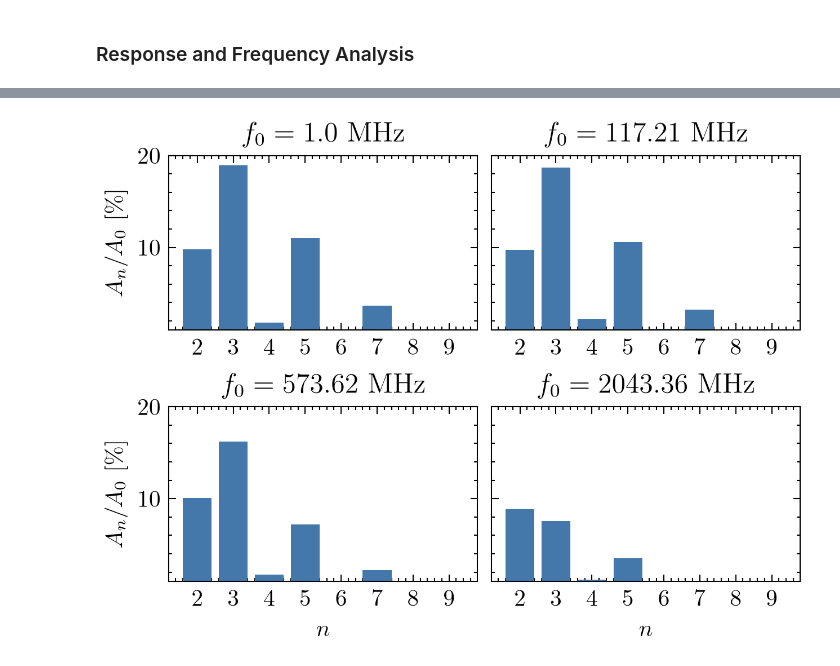
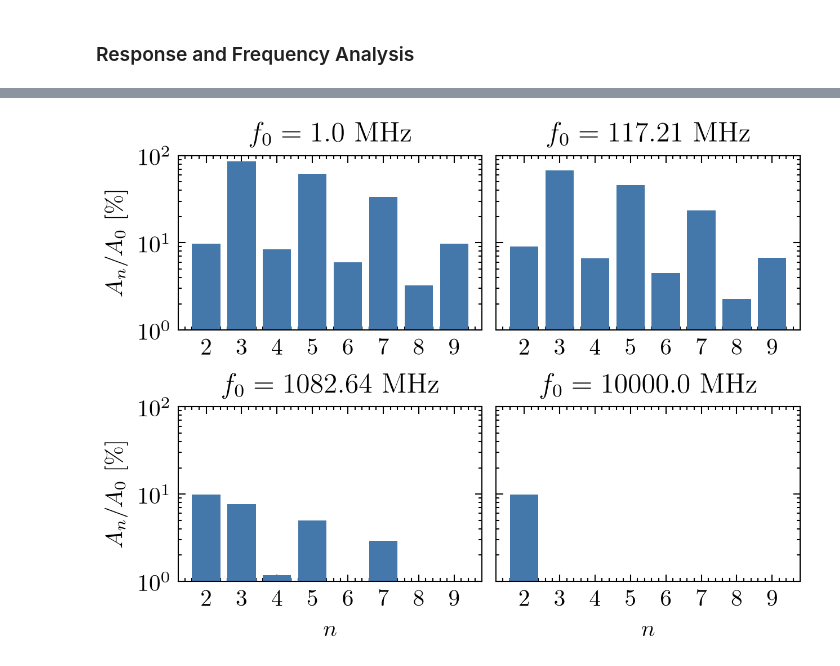
Before and after one commit to JonasMnsing/nanonets, a Jupyter notebook: notebooks/time_dependent/set_freq_amp.ipynb, the cells around one changed output, grey strips where cells are left out. Cells and saved outputs as stored; diff of their text form; code cells hidden in the pictures.

```diff
--- a/notebooks/time_dependent/set_freq_amp.ipynb
+++ b/notebooks/time_dependent/set_freq_amp.ipynb
@@ -28,7 +30,7 @@ data_raw        = {amp_mult : {f0 : pd.read_csv(f"../../data/raw/time_dependent/
 # %% [markdown]
 ### Average Signal along Periods
 # %%
-t = {f0 : np.arange(5 * SAMPLE_P_PERIOD)*(data_raw[1][f0]['t'].values[1] - data_raw[1][f0]['t'].values[0]) * 1e9 for f0 in FREQ_LIST}
+t = {f0 : np.arange(5 * SAMPLE_P_PERIOD)*(data_raw[2][f0]['t'].values[1] - data_raw[2][f0]['t'].values[0]) * 1e9 for f0 in FREQ_LIST}
 x = {amp : {f0 : np.mean(data_raw[amp][f0]['E0'].values.reshape((12, 5 * SAMPLE_P_PERIOD)), axis=0)*1000 for f0 in FREQ_LIST} for amp in AMPLITUDE_MULT}
 y = {amp : {f0 : np.mean(data_raw[amp][f0]['Observable'].values.reshape((12, 5 * SAMPLE_P_PERIOD)), axis=0)*1e-9 for f0 in FREQ_LIST} for amp in AMPLITUDE_MULT}
 y_e = {amp : {f0 : np.sqrt(np.sum(data_raw[amp][f0]['Error'].values.reshape((12, 5 * SAMPLE_P_PERIOD))**2, axis=0))*1e-9 / ((N_PERIODS - N_EQ_PERIODS) // 5) for f0 in FREQ_LIST} for amp in AMPLITUDE_MULT}
@@ -99,19 +109,22 @@ thd = {amp : [compute_thd(h_f[amp][f0]) for f0 in FREQ_LIST] for amp in AMPLITUD
 fig = plt.figure(dpi=300, layout='constrained')
 ax  = fig.add_subplot()
 norm = mcolors.Normalize(vmin=min(AMPLITUDE_MULT), vmax=max(AMPLITUDE_MULT))
-cmap = cm.viridis
+cmap = cm.cividis
 
 for i, amp in enumerate(AMPLITUDE_MULT):
 
     ax.plot(FREQ_LIST, thd[amp], color=cmap(norm(amp)))
 
 _ = ax.set_xscale('log')
-_ = ax.set_ylim(0,0.8)
+_ = ax.set_ylim(0,1.2)
 
 _ = ax.set_ylabel("$THD(f_0)$")
 _ = ax.set_xlabel('$f_0~[\\mathrm{MHz}]$')
+_ = ax.set_xlim(1, 1e4)
 
 sm = cm.ScalarMappable(cmap=cmap, norm=norm)
 cbar = fig.colorbar(sm, ax=ax, location='right')
-cbar.set_label('Amplitude Multiplier')
+cbar.set_label('$n_{th}$')
+
+fig.savefig("plots/set_freq_amp/thd_vs_f0.svg", transparent=True, bbox_inches='tight')
 # %% [output]
@@ -123,11 +136,11 @@ Best Values
 # %% [markdown]
 ### Response and Frequency Analysis
 # %%
-amp = 3
-f0s = [FREQ_LIST[0], FREQ_LIST[15], FREQ_LIST[2*len(FREQ_LIST)//3], FREQ_LIST[-6]]
-fig, axes = plt.subplots(2, 2, sharex=True, sharey=True, dpi=300, layout='constrained')
+amp = 2.2
+f0s = [FREQ_LIST[0], FREQ_LIST[15], FREQ_LIST[22], FREQ_LIST[-1]]
+fig, axes = plt.subplots(2, 2, sharex=True, sharey=False, dpi=300, layout='constrained')
 fig.set_figheight(fig.get_figheight()*1.2)
-fig.set_figwidth(fig.get_figwidth()*1.2)
+fig.set_figwidth(fig.get_figwidth()*1.6)
 
 ax2_first = None
 
@@ -156,11 +169,11 @@ for i, f0 in enumerate(f0s):
     ax.plot(t_norm, y_d[amp][f0])
     ax.grid(False)
     ax.set_title(f"$f_0 = {f0}~\\mathrm{{MHz}}$")
+    ax.set_ylabel("$I~[\\mathrm{nA}]$")
 
 _ = axes[0, 0].set_xlim(0, 1)
-_ = axes[0, 0].set_ylim(-1, 1)
-_ = axes[0, 0].set_ylabel("$I~[\\mathrm{nA}]$")
-_ = axes[1, 0].set_ylabel("$I~[\\mathrm{nA}]$")
 _ = axes[1, 1].set_xlabel("$t / t_{max}$")
 _ = axes[1, 0].set_xlabel("$t / t_{max}$")
+
+fig.savefig("plots/set_freq_amp/current_responses.svg", transparent=True, bbox_inches='tight')
 # %% [output]
@@ -168,7 +181,7 @@ _ = axes[1, 0].set_xlabel("$t / t_{max}$")
 # %%
-fig, axes = plt.subplots(2, 2, sharex=True, sharey=True, dpi=300, layout='constrained')
+fig, axes = plt.subplots(2, 2, sharex=True, sharey=False, dpi=300, layout='constrained')
 fig.set_figheight(fig.get_figheight()*1.2)
-fig.set_figwidth(fig.get_figwidth()*1.2)
+fig.set_figwidth(fig.get_figwidth()*1.6)
 
 ax2_first = None
 
@@ -196,11 +209,11 @@ for i, f0 in enumerate(f0s):
     ax.errorbar(t_norm, y[amp][f0] + y_d[amp][f0], y_e[amp][f0])
     ax.grid(False)
     ax.set_title(f"$f_0 = {f0}~\\mathrm{{MHz}}$")
+    ax.set_ylabel("$I~[\\mathrm{nA}]$")
 
 _ = axes[0, 0].set_xlim(0, 1)
-_ = axes[0, 0].set_ylim(-1, 1)
-_ = axes[0, 0].set_ylabel("$I~[\\mathrm{nA}]$")
-_ = axes[1, 0].set_ylabel("$I~[\\mathrm{nA}]$")
 _ = axes[1, 1].set_xlabel("$t / t_{max}$")
 _ = axes[1, 0].set_xlabel("$t / t_{max}$")
+
+fig.savefig("plots/set_freq_amp/total_current_responses.svg", transparent=True, bbox_inches='tight')
 # %% [output]
@@ -208,20 +221,23 @@ _ = axes[1, 0].set_xlabel("$t / t_{max}$")
 # %%
 fig, axes = plt.subplots(2, 2, sharex=False, sharey=True, dpi=300, layout='constrained')
 fig.set_figheight(fig.get_figheight()*1.2)
 fig.set_figwidth(fig.get_figwidth()*1.2)
 
 for i, f0 in enumerate(f0s):
     ax = axes.flat[i]
     ax.bar([2,3,4,5,6,7,8,9], 100*h_f[amp][f0][1:]/h_f[amp][f0][0])
     ax.set_xticks([2,3,4,5,6,7,8,9])
 
     ax.grid(False)
     ax.set_title(f"$f_0 = {f0}~\\mathrm{{MHz}}$")
-    ax.set_ylim(1,20)
+    ax.set_ylim(1,100)
+    ax.set_yscale('log')
 
 _ = axes[0, 0].set_ylabel("$A_n / A_0~[\\%]$")
 _ = axes[1, 0].set_ylabel("$A_n / A_0~[\\%]$")
 _ = axes[1, 1].set_xlabel("$n$")
 _ = axes[1, 0].set_xlabel("$n$")
+
+fig.savefig("plots/set_freq_amp/higher_harmonic_amps.svg", transparent=True, bbox_inches='tight')
 # %% [output]
-[figure, old version]
+[figure, new version]
```
Also changed, not shown: parts of 7 cells of this notebook, 23 other files.
